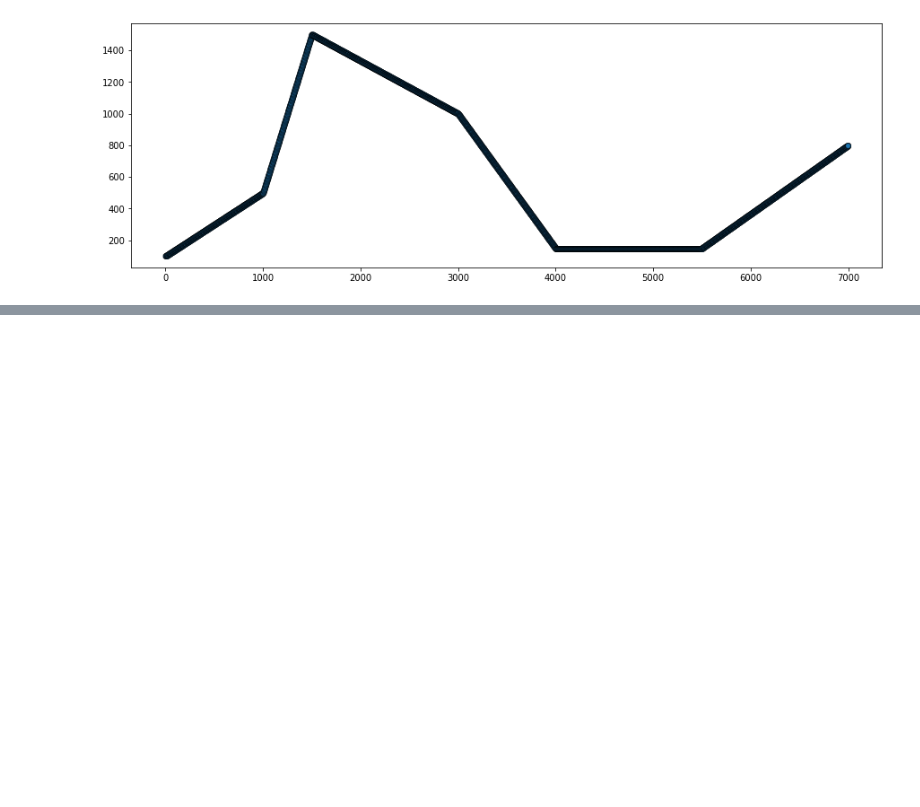
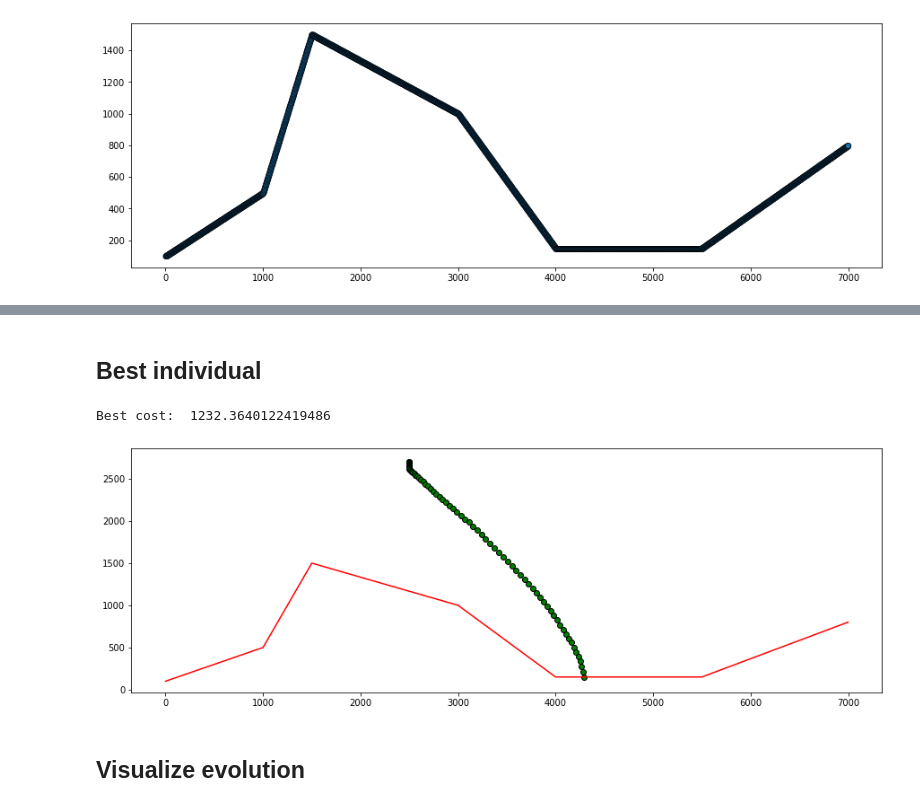
Before and after one commit to TheFebrin/UNIVERSITY, a Jupyter notebook: AI 4 Games/Assignment 2/mars_lander.ipynb, the cells around one changed output, grey strips where cells are left out. Drawn from its saved outputs; the diff is of its cells as text; code cells hidden in the pictures; blank space fills up the shorter version.

```diff
--- a/AI 4 Games/Assignment 2/mars_lander.ipynb
+++ b/AI 4 Games/Assignment 2/mars_lander.ipynb
@@ -258,0 +468,23 @@ plt.scatter(point_surface.keys(), point_surface.values(), alpha=0.3, edgecolors=
+# %% [markdown]
+## Best individual
+# %%
+print('Best cost: ', model._best_cost)
+score, cords = simmulate(
+    genotype=model._best_individual,
+    x=x_start, y=y_start,
+    h_speed=h_speed_start, v_speed=v_speed_start,
+    fuel=fuel_start, angle=angle_start, power=power_start,
+    point_surface=point_surface,
+    l=l_start, r=r_start, h=h_start
+)
+
+plt.figure(figsize=(15, 5))
+plt.plot(SURFACE[:, 0], SURFACE[:, 1], c='red')
+
+for x, y in cords:
+    plt.scatter(x, y, edgecolors='black', color='green')
+# %% [output]
+Best cost:  1232.3640122419486
+[figure, added]
+# %% [markdown]
+## Visualize evolution
```
Also changed, not shown: parts of 32 cells of this notebook.
